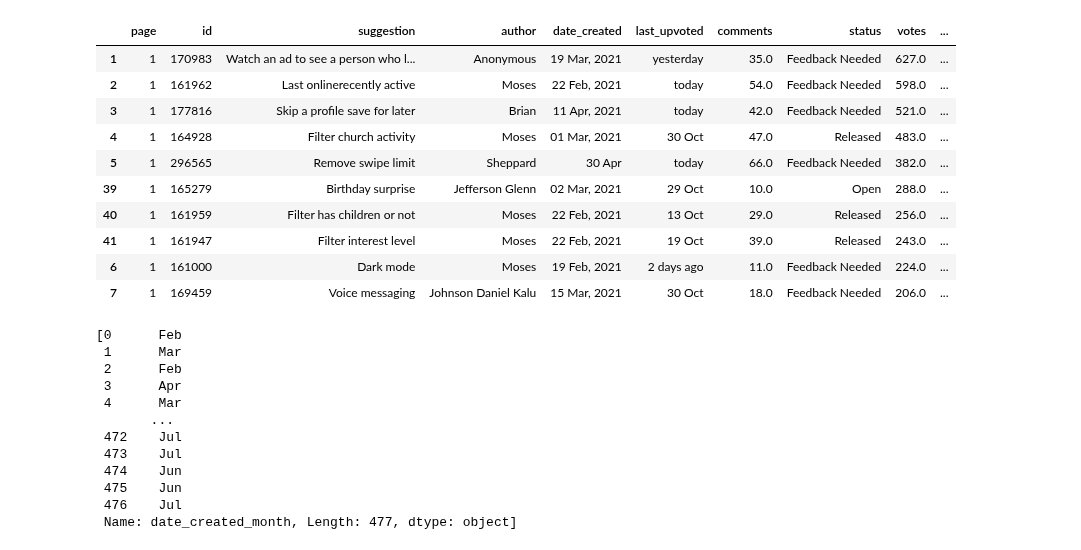
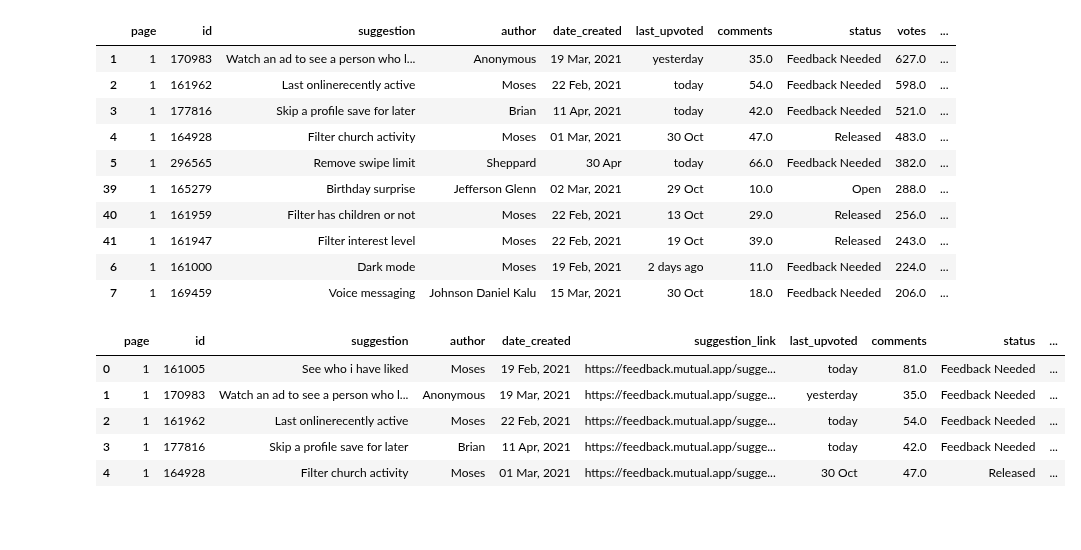
Before and after one commit to pedrosanhueza/Web-Scrape, a Jupyter notebook: Mutual Feedback/Mutual - Code/Mutual - 07-11-22.ipynb, the cells around one changed output. Drawn from its saved outputs; the diff is of its cells as text; code cells hidden in the pictures; blank space fills up the shorter version.

```diff
--- a/Mutual Feedback/Mutual - Code/Mutual - 07-11-22.ipynb
+++ b/Mutual Feedback/Mutual - Code/Mutual - 07-11-22.ipynb
@@ -210,18 +210,12 @@ data[data.status!='Done'].sort_values('votes', ascending=False)[:10]
 | 41 | 1 | 161947 | Filter interest level | Moses | 22 Feb, 2021 | 19 Oct | 39.0 | Released | 243.0 | ... |
 | 6 | 1 | 161000 | Dark mode | Moses | 19 Feb, 2021 | 2 days ago | 11.0 | Feedback Needed | 224.0 | ... |
 | 7 | 1 | 169459 | Voice messaging | Johnson Daniel Kalu | 15 Mar, 2021 | 30 Oct | 18.0 | Feedback Needed | 206.0 | ... |
-# %%
-[data['date_created_month']]
-# %% [output]
-[0      Feb
- 1      Mar
- 2      Feb
- 3      Apr
- 4      Mar
-       ...
- 472    Jul
- 473    Jul
- 474    Jun
- 475    Jun
- 476    Jul
- Name: date_created_month, Length: 477, dtype: object]
+# %%
+data.head()
+# %% [output]
+|  | page | id | suggestion | author | date_created | suggestion_link | last_upvoted | comments | status | ... |
+| 0 | 1 | 161005 | See who i have liked | Moses | 19 Feb, 2021 | https://feedback.mutual.app/sugge... | today | 81.0 | Feedback Needed | ... |
+| 1 | 1 | 170983 | Watch an ad to see a person who l... | Anonymous | 19 Mar, 2021 | https://feedback.mutual.app/sugge... | yesterday | 35.0 | Feedback Needed | ... |
+| 2 | 1 | 161962 | Last onlinerecently active | Moses | 22 Feb, 2021 | https://feedback.mutual.app/sugge... | today | 54.0 | Feedback Needed | ... |
+| 3 | 1 | 177816 | Skip a profile save for later | Brian | 11 Apr, 2021 | https://feedback.mutual.app/sugge... | today | 42.0 | Feedback Needed | ... |
+| 4 | 1 | 164928 | Filter church activity | Moses | 01 Mar, 2021 | https://feedback.mutual.app/sugge... | 30 Oct | 47.0 | Released | ... |
```
Also changed, not shown: parts of 2 cells of this notebook, 5 other files.
